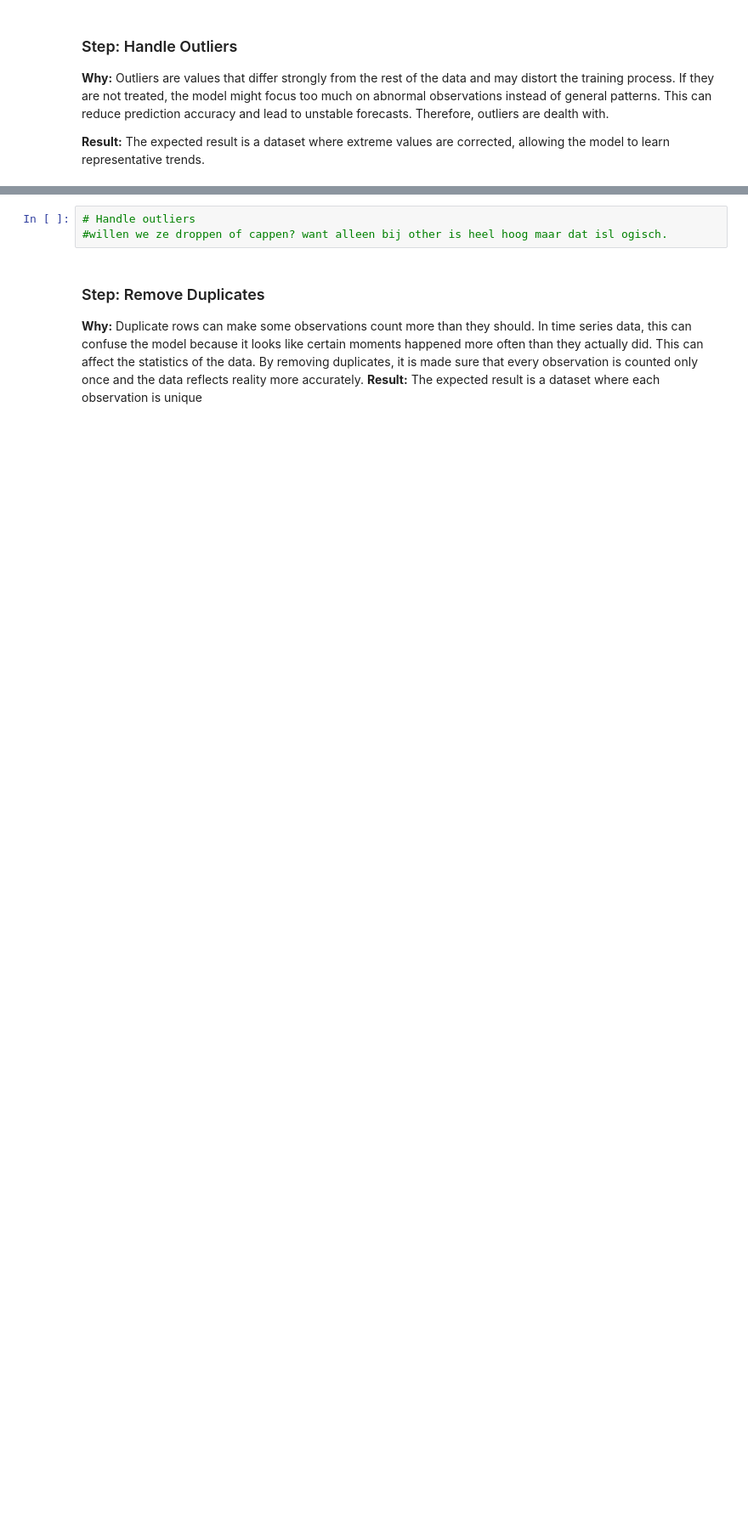
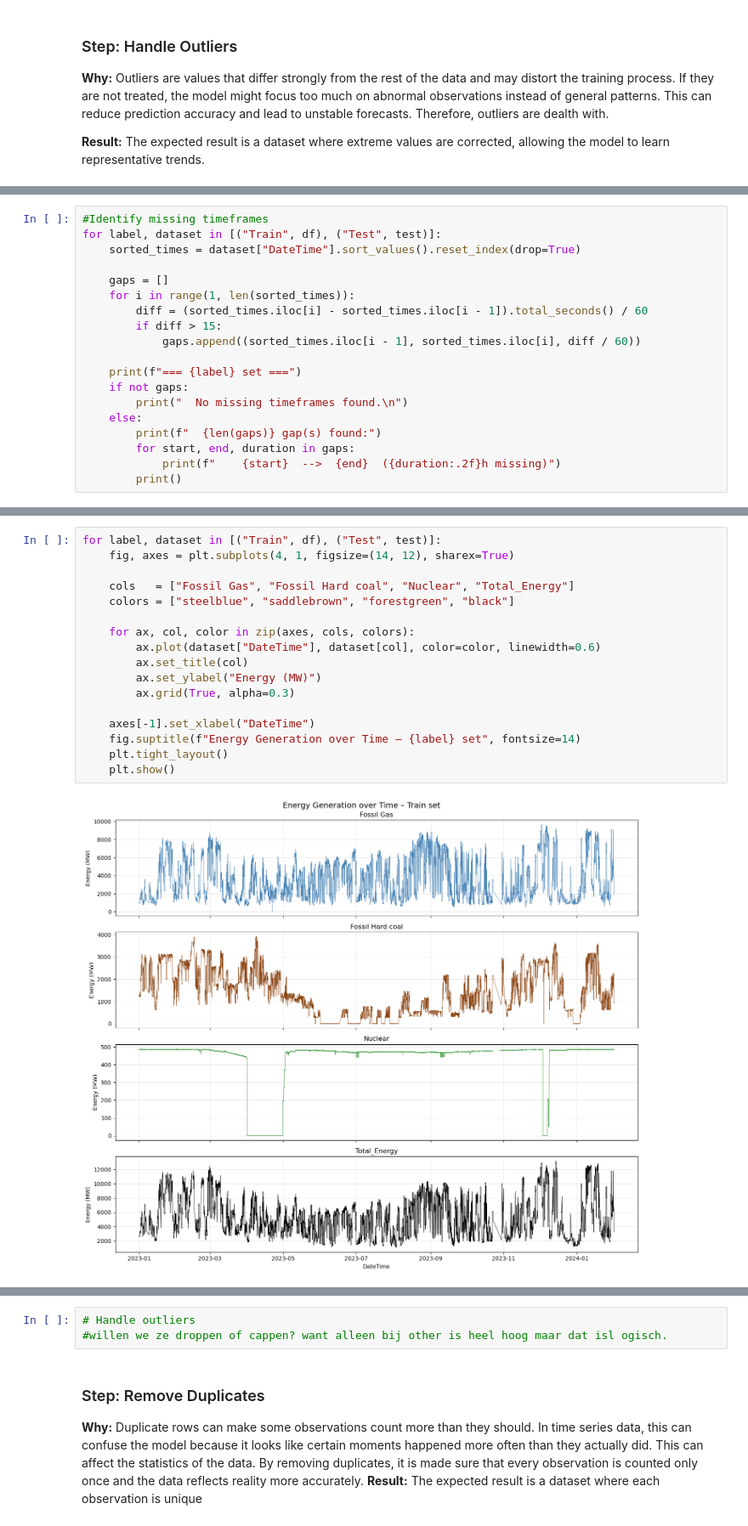
Before and after one commit to daphnemesquita2/1BM110, a Jupyter notebook: Assignment_1.ipynb, the cells around one changed output, grey strips where cells are left out. Shown at 85% size. Drawn from its saved outputs; the diff is of its cells as text; blank space fills up the shorter version.

```diff
--- a/Assignment_1.ipynb
+++ b/Assignment_1.ipynb
@@ -418,0 +658,19 @@ Name: DateTime, Length: 142, dtype: datetime64[us]
+# %%
+#Identify missing timeframes
+for label, dataset in [("Train", df), ("Test", test)]:
+    sorted_times = dataset["DateTime"].sort_values().reset_index(drop=True)
+
+    gaps = []
+    for i in range(1, len(sorted_times)):
+        diff = (sorted_times.iloc[i] - sorted_times.iloc[i - 1]).total_seconds() / 60
+        if diff > 15:
+            gaps.append((sorted_times.iloc[i - 1], sorted_times.iloc[i], diff / 60))
+
+    print(f"=== {label} set ===")
+    if not gaps:
+        print("  No missing timeframes found.\n")
+    else:
+        print(f"  {len(gaps)} gap(s) found:")
+        for start, end, duration in gaps:
+            print(f"    {start}  -->  {end}  ({duration:.2f}h missing)")
+        print()
@@ -418,0 +803,19 @@ Name: DateTime, Length: 142, dtype: datetime64[us]
+# %%
+for label, dataset in [("Train", df), ("Test", test)]:
+    fig, axes = plt.subplots(4, 1, figsize=(14, 12), sharex=True)
+
+    cols   = ["Fossil Gas", "Fossil Hard coal", "Nuclear", "Total_Energy"]
+    colors = ["steelblue", "saddlebrown", "forestgreen", "black"]
+
+    for ax, col, color in zip(axes, cols, colors):
+        ax.plot(dataset["DateTime"], dataset[col], color=color, linewidth=0.6)
+        ax.set_title(col)
+        ax.set_ylabel("Energy (MW)")
+        ax.grid(True, alpha=0.3)
+
+    axes[-1].set_xlabel("DateTime")
+    fig.suptitle(f"Energy Generation over Time – {label} set", fontsize=14)
+    plt.tight_layout()
+    plt.show()
+# %% [output]
+[figure, added]
```
Also changed, not shown: parts of 59 cells of this notebook.
